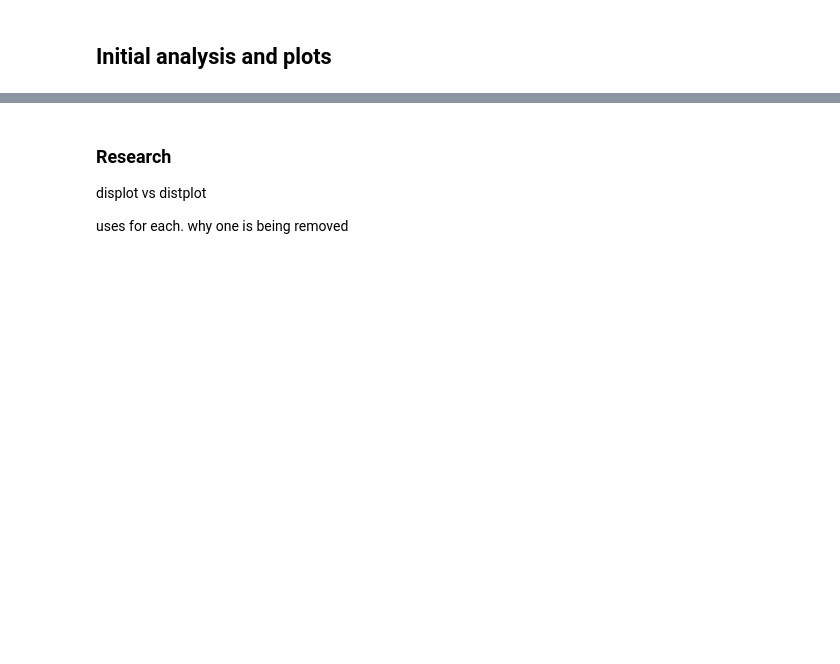
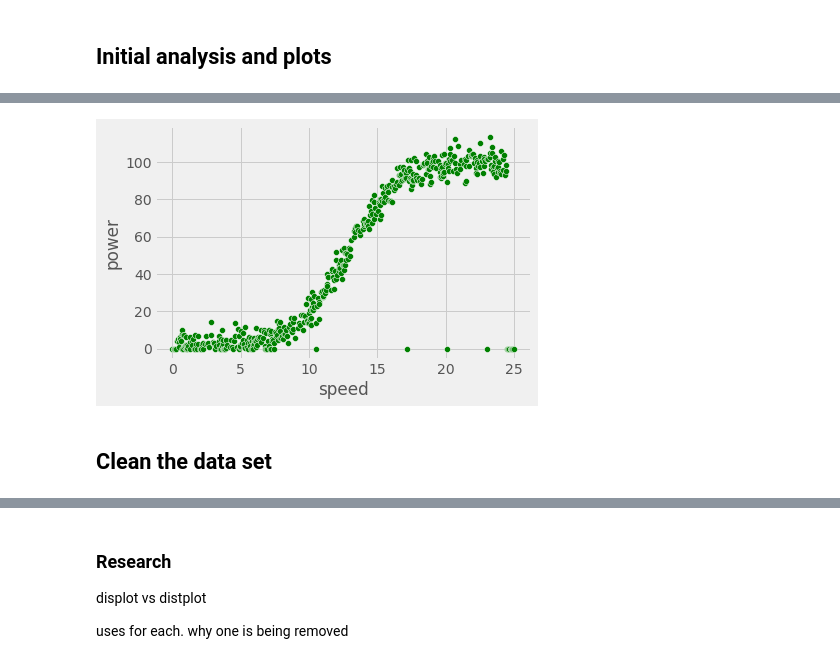
Before and after one commit to eoinlees/FoDA-Project-2020, a Jupyter notebook: Project-2020.ipynb, the cells around one changed output, grey strips where cells are left out. Saved outputs shown, nothing was run; the diff lists cells and outputs as text; code cells hidden in the pictures; blank space fills up the shorter version.

Commit message:
Cleaned data. Added curved regression. justify curve choice

```diff
--- a/Project-2020.ipynb
+++ b/Project-2020.ipynb
@@ -117,0 +137,9 @@ sns.pairplot(dfpowprod);
+# %%
+# Seaborn scatterplot of wind speed vs power from df_wind
+
+sns.scatterplot(data=dfpowprod, x="speed", y="power", color='g')
+plt.show()
+# %% [output]
+[figure, added]
+# %% [markdown]
+## Clean the data set
```
Also changed, not shown: parts of 16 cells of this notebook, 1 other file.
